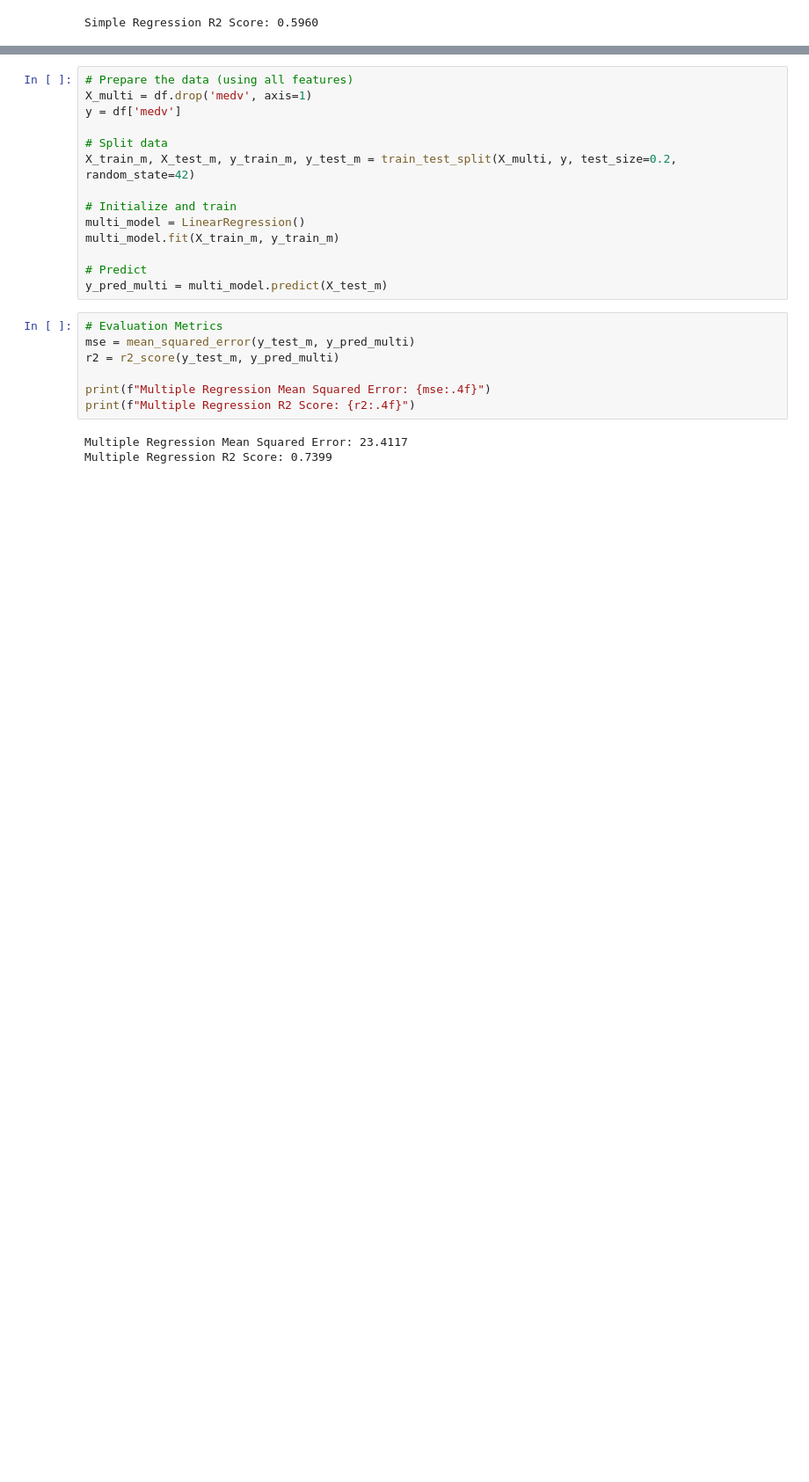
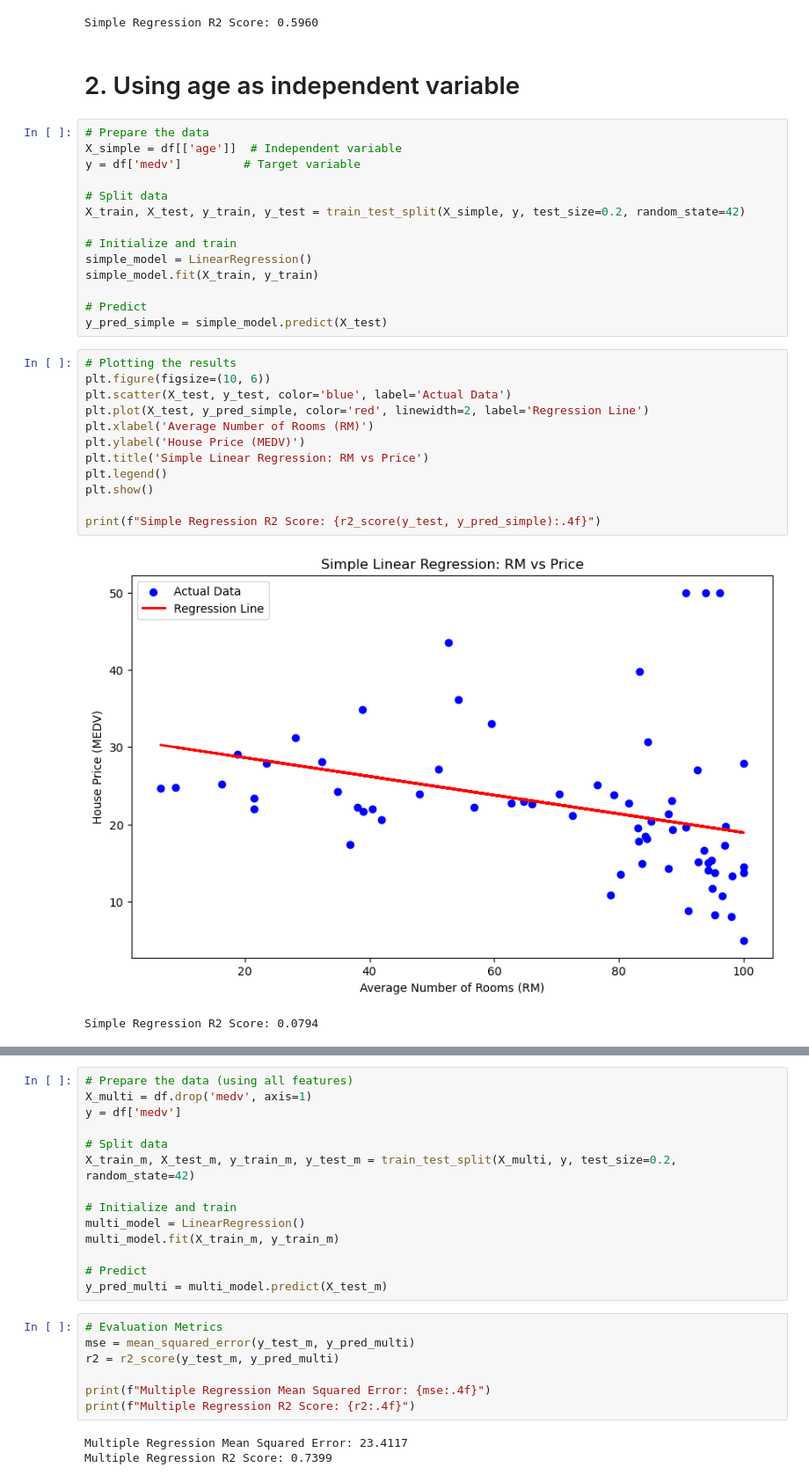
Before and after one commit to udaypratapsingh09/DSBDAL, a Jupyter notebook: Assignment4/main.ipynb, the cells around one changed output, grey strips where cells are left out. Shown at 88% size. Saved outputs shown, nothing was run; the diff lists cells and outputs as text; blank space fills up the shorter version.

```diff
--- a/Assignment4/main.ipynb
+++ b/Assignment4/main.ipynb
@@ -35,3 +38,34 @@ print(f"Simple Regression R2 Score: {r2_score(y_test, y_pred_simple):.4f}")
 # %% [output]
 [figure]
 Simple Regression R2 Score: 0.5960
+# %% [markdown]
+# 2. Using age as independent variable
+# %%
+# Prepare the data
+X_simple = df[['age']]  # Independent variable
+y = df['medv']         # Target variable
+
+# Split data
+X_train, X_test, y_train, y_test = train_test_split(X_simple, y, test_size=0.2, random_state=42)
+
+# Initialize and train
+simple_model = LinearRegression()
+simple_model.fit(X_train, y_train)
+
+# Predict
+y_pred_simple = simple_model.predict(X_test)
+# %%
+# Plotting the results
+plt.figure(figsize=(10, 6))
+plt.scatter(X_test, y_test, color='blue', label='Actual Data')
+plt.plot(X_test, y_pred_simple, color='red', linewidth=2, label='Regression Line')
+plt.xlabel('Average Number of Rooms (RM)')
+plt.ylabel('House Price (MEDV)')
+plt.title('Simple Linear Regression: RM vs Price')
+plt.legend()
+plt.show()
+
+print(f"Simple Regression R2 Score: {r2_score(y_test, y_pred_simple):.4f}")
+# %% [output]
+[figure, added]
+Simple Regression R2 Score: 0.0794
```
Also changed, not shown: parts of 2 cells of this notebook, 1 other file.
